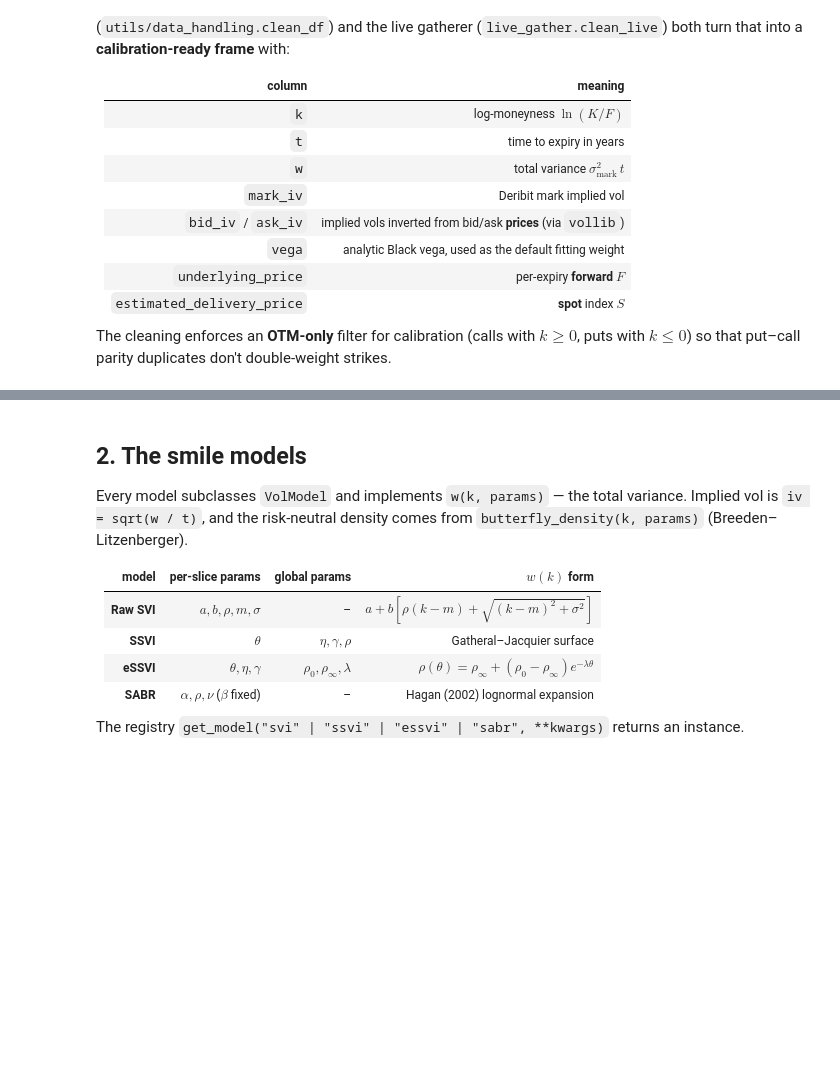
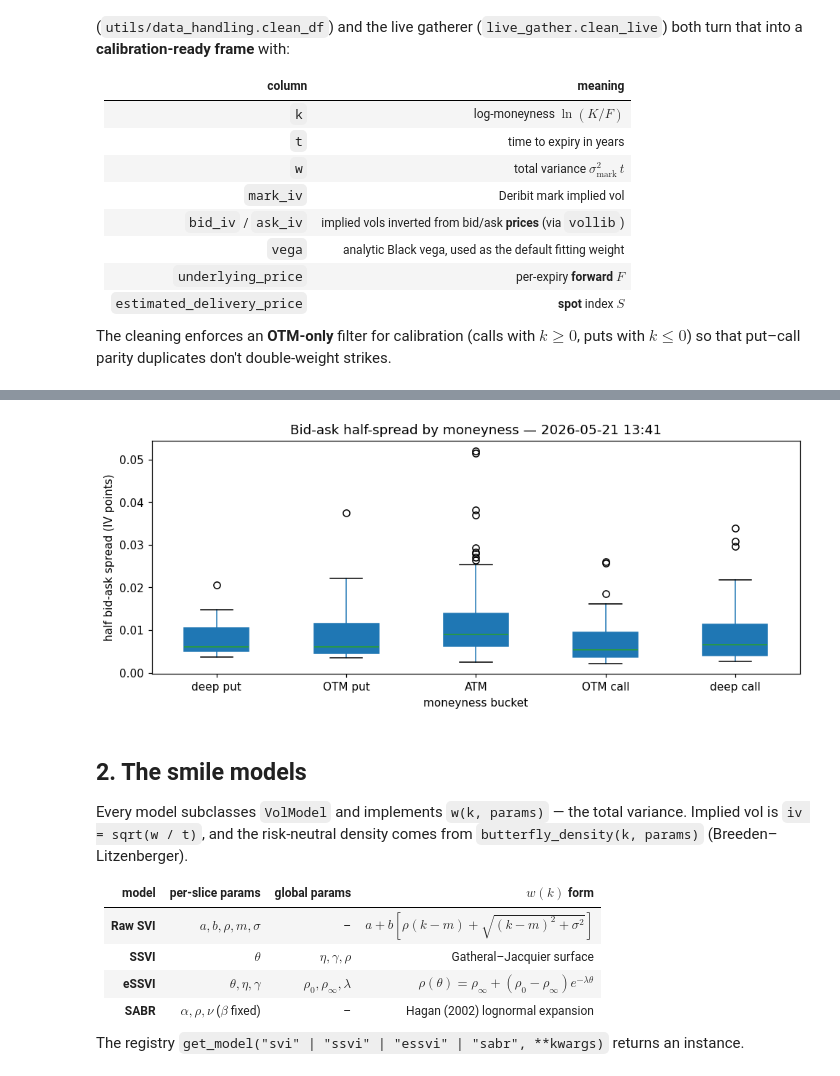
Before and after one commit to wiillytom/svi_modeling, a Jupyter notebook: volatility_surface/notebooks/project_outline.ipynb, the cells around one changed output, grey strips where cells are left out. Cells and saved outputs as stored; diff of their text form; code cells hidden in the pictures; blank space fills up the shorter version.

```diff
--- a/volatility_surface/notebooks/project_outline.ipynb
+++ b/volatility_surface/notebooks/project_outline.ipynb
@@ -154,3 +269,21 @@ ax.legend(); plt.show()
+# %%
+# Bid-ask half-spread distribution by moneyness bucket — SINGLE snapshot.
+qq = df[(df["half_spread_iv"] > 0) & (df["half_spread_iv"] < 1)].assign(
+    k_bucket=lambda d: pd.cut(
+        d["k"],
+        bins=[-2.0, -0.5, -0.2, 0.2, 0.5, 2.0],
+        labels=["deep put", "OTM put", "ATM", "OTM call", "deep call"],
+    )
+)
+fig, ax = plt.subplots(figsize=(9, 4))
+qq.boxplot(column="half_spread_iv", by="k_bucket", ax=ax, grid=False,
+           patch_artist=True)
+ax.set(xlabel="moneyness bucket", ylabel="half bid-ask spread (IV points)",
+       title=f"Bid-ask half-spread by moneyness — {SNAP_TS}")
+plt.suptitle("")
+plt.tight_layout(); plt.show()
+# %% [output]
+[figure, added]
 # %% [markdown]
 <a id="sec2"></a>
 ## 2. The smile models
```
Also changed, not shown: parts of 33 cells of this notebook, 1 other file.
